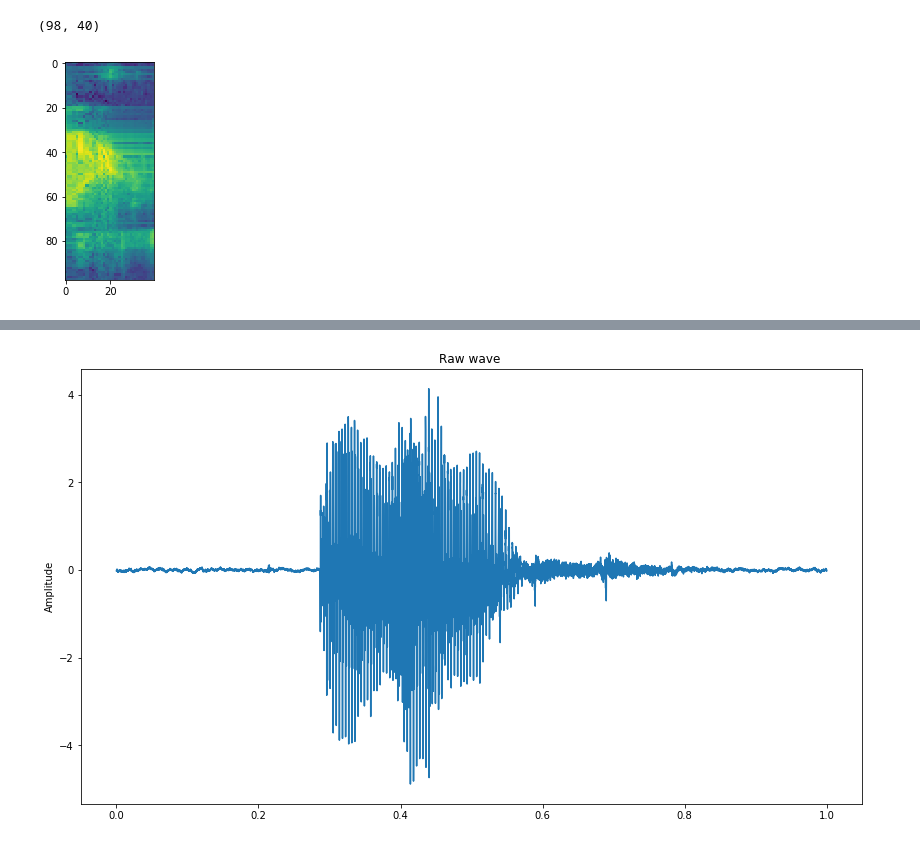
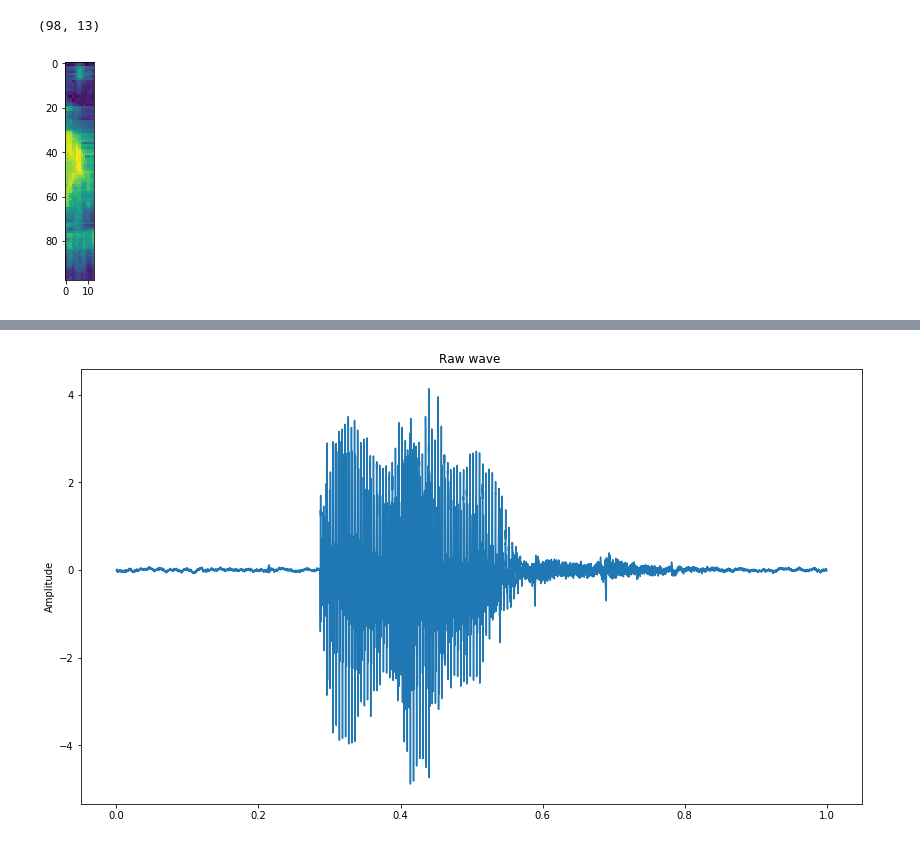
Before and after one commit to 3v1l91l/speech, a Jupyter notebook: src/augment.ipynb, the cells around one changed output, grey strips where cells are left out. Cells and saved outputs as stored; diff of their text form; code cells hidden in the pictures.

```diff
--- a/src/augment.ipynb
+++ b/src/augment.ipynb
@@ -42,30 +42,30 @@ def load_wav_by_path(p, fs):
 # %%
 fs = 16000
 wav = load_wav_by_path("../input/test/audio/clip_0a0a60a16.wav", fs)
 # plt.hist(wav)
 # print(wav)
 # wav = wav / np.max(wav)
 # y_mod = wav / np.max(wav)
 
 # y_mod = y_mod + np.roll(np.flip(y_mod, axis=0), int(fs*0.1))
 # # wav_mod = effects.time_stretch(wav, 0.8)
 # # wav_mod = wav_mod[-fs:]
 
 # plot_time_series(wav)
 spec = speechpy.feature.lmfe(wav, sampling_frequency=fs, frame_length=0.030, frame_stride=0.01,
-             num_filters=40, fft_length=256, low_frequency=0, high_frequency=8000)
+             num_filters=13, fft_length=256, low_frequency=0, high_frequency=8000)
 print(spec.shape)
 # fig = plt.figure(figsize=(14, 8))
 # print(wav.shape)
 
 x = plt.imshow(spec)
 
 # plot_time_series(wav_mod)
 # x = plt.specgram(wav_mod, Fs=fs)
 # print(len(wav_mod))
 # %% [output]
-(98, 40)
+(98, 13)
-[figure, old version]
+[figure, new version]
 # %%
 ipd.Audio(wav, rate=fs)
 # %% [output]
```
Also changed, not shown: 5 other files.
